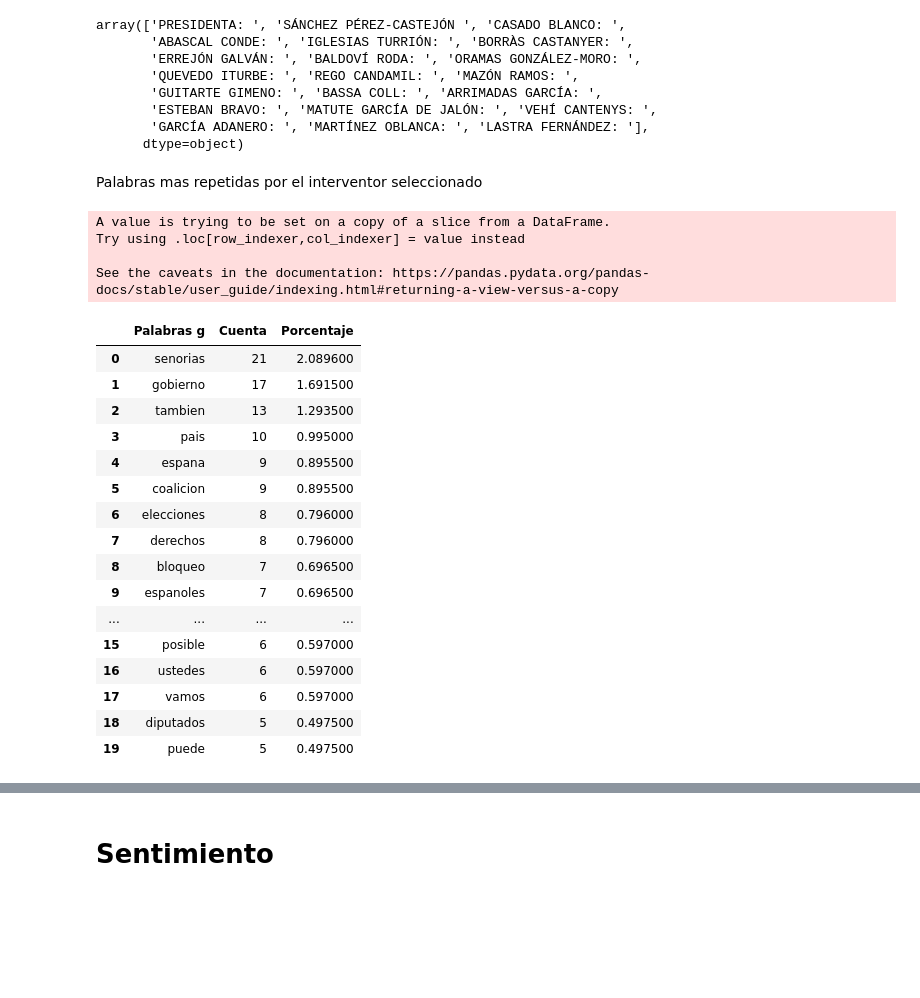
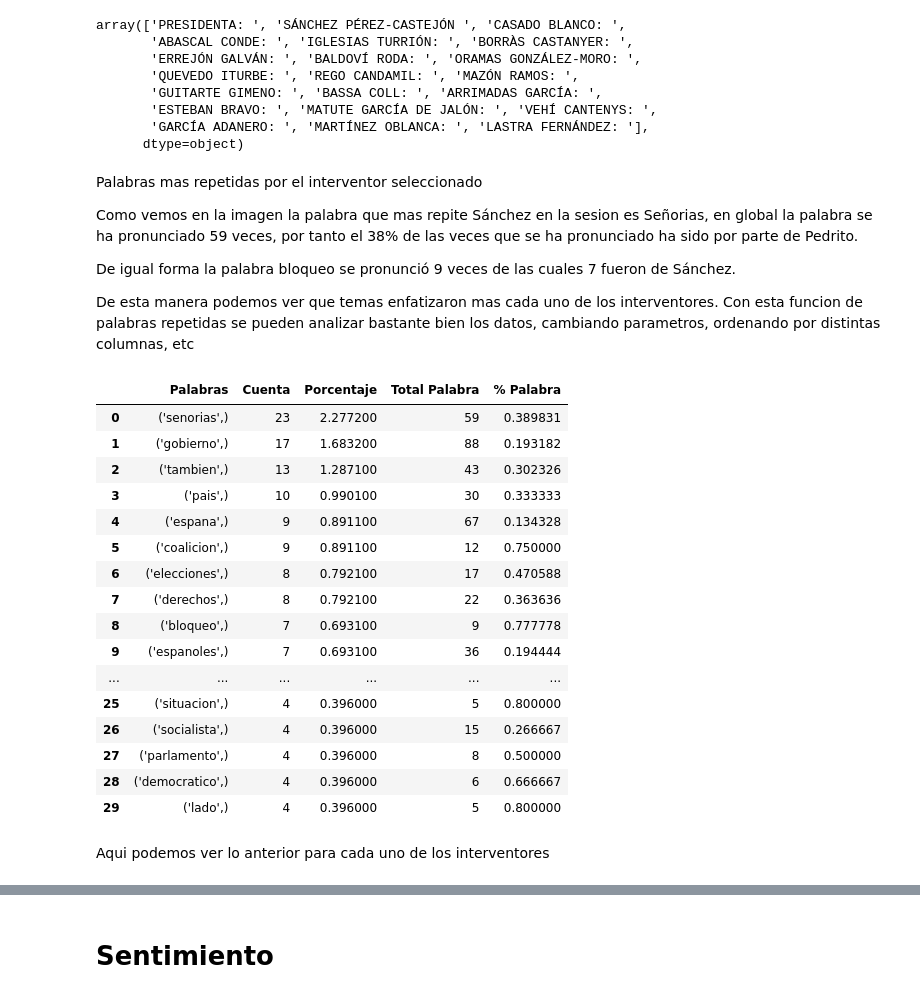
Before and after one commit to rikidas/repo, a Jupyter notebook: Analisis Congreso.ipynb, the cells around one changed output, grey strips where cells are left out. Drawn from its saved outputs; the diff is of its cells as text; code cells hidden in the pictures; blank space fills up the shorter version.

```diff
--- a/Analisis Congreso.ipynb
+++ b/Analisis Congreso.ipynb
@@ -139,30 +202,35 @@ array(['PRESIDENTA: ', 'SÁNCHEZ PÉREZ-CASTEJÓN ', 'CASADO BLANCO: ',
        'ESTEBAN BRAVO: ', 'MATUTE GARCÍA DE JALÓN: ', 'VEHÍ CANTENYS: ',
        'GARCÍA ADANERO: ', 'MARTÍNEZ OBLANCA: ', 'LASTRA FERNÁNDEZ: '],
       dtype=object)
-# %% [markdown]
-Palabras mas repetidas por el interventor seleccionado
+# %% [markdown]
+Palabras mas repetidas por el interventor seleccionado
+
+Como vemos en la imagen la palabra que mas repite Sánchez en la sesion es Señorias, en global la palabra se ha pronunciado 59 veces, por tanto el 38% de las veces que se ha pronunciado ha sido por parte de Pedrito.
+
+De igual forma la palabra bloqueo se pronunció 9 veces de las cuales 7 fueron de Sánchez.
+
+De esta manera podemos ver que temas enfatizaron mas cada uno de los interventores. Con esta funcion de palabras repetidas se pueden analizar bastante bien los datos, cambiando parametros, ordenando por distintas columnas, etc
 # %%
-display(palabras_repetidas(data[data.Interventor.str.contains("SÁNCHEZ PÉREZ-CASTEJÓN")],"g","Discurso")[0])
+display(palabras_repetidas(data[data.Interventor.str.contains("SÁNCHEZ PÉREZ-CASTEJÓN")],"g","Discurso",comparar=True,
+                          ordenar_por = "Cuenta", grams = 1)[0])
 # %% [output]
-A value is trying to be set on a copy of a slice from a DataFrame.
-Try using .loc[row_indexer,col_indexer] = value instead
-
-See the caveats in the documentation: https://pandas.pydata.org/pandas-docs/stable/user_guide/indexing.html#returning-a-view-versus-a-copy
-|  | Palabras g | Cuenta | Porcentaje |
-| 0 | senorias | 21 | 2.089600 |
-| 1 | gobierno | 17 | 1.691500 |
-| 2 | tambien | 13 | 1.293500 |
-| 3 | pais | 10 | 0.995000 |
-| 4 | espana | 9 | 0.895500 |
-| 5 | coalicion | 9 | 0.895500 |
-| 6 | elecciones | 8 | 0.796000 |
-| 7 | derechos | 8 | 0.796000 |
-| 8 | bloqueo | 7 | 0.696500 |
-| 9 | espanoles | 7 | 0.696500 |
-| ... | ... | ... | ... |
-| 15 | posible | 6 | 0.597000 |
-| 16 | ustedes | 6 | 0.597000 |
-| 17 | vamos | 6 | 0.597000 |
-| 18 | diputados | 5 | 0.497500 |
-| 19 | puede | 5 | 0.497500 |
+|  | Palabras | Cuenta | Porcentaje | Total Palabra | % Palabra |
+| 0 | ('senorias',) | 23 | 2.277200 | 59 | 0.389831 |
+| 1 | ('gobierno',) | 17 | 1.683200 | 88 | 0.193182 |
+| 2 | ('tambien',) | 13 | 1.287100 | 43 | 0.302326 |
+| 3 | ('pais',) | 10 | 0.990100 | 30 | 0.333333 |
+| 4 | ('espana',) | 9 | 0.891100 | 67 | 0.134328 |
+| 5 | ('coalicion',) | 9 | 0.891100 | 12 | 0.750000 |
+| 6 | ('elecciones',) | 8 | 0.792100 | 17 | 0.470588 |
+| 7 | ('derechos',) | 8 | 0.792100 | 22 | 0.363636 |
+| 8 | ('bloqueo',) | 7 | 0.693100 | 9 | 0.777778 |
+| 9 | ('espanoles',) | 7 | 0.693100 | 36 | 0.194444 |
+| ... | ... | ... | ... | ... | ... |
+| 25 | ('situacion',) | 4 | 0.396000 | 5 | 0.800000 |
+| 26 | ('socialista',) | 4 | 0.396000 | 15 | 0.266667 |
+| 27 | ('parlamento',) | 4 | 0.396000 | 8 | 0.500000 |
+| 28 | ('democratico',) | 4 | 0.396000 | 6 | 0.666667 |
+| 29 | ('lado',) | 4 | 0.396000 | 5 | 0.800000 |
+# %% [markdown]
+Aqui podemos ver lo anterior para cada uno de los interventores
 # %%
```
Also changed, not shown: parts of 25 cells of this notebook, 1 other file.
